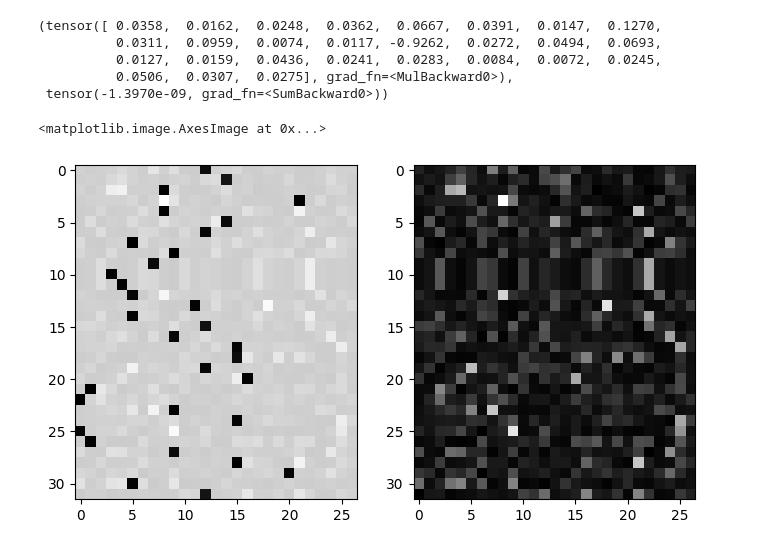
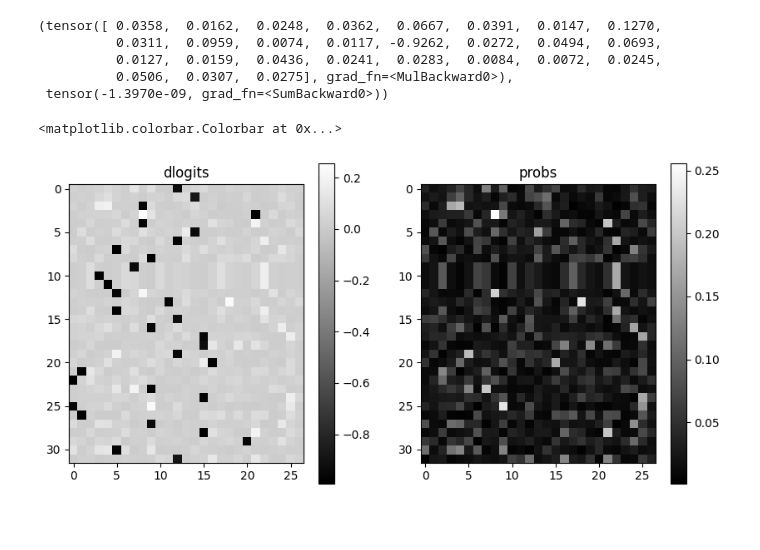
Before and after one commit to romenlaw/NaiveNeuralNetwork, a Jupyter notebook: makemore_backprop.ipynb, the cells around one changed output. Cells and saved outputs as stored; diff of their text form; code cells hidden in the pictures; blank space fills up the shorter version.

```diff
--- a/makemore_backprop.ipynb
+++ b/makemore_backprop.ipynb
@@ -775,11 +775,14 @@ dlogits[0]*batch_size, dlogits[0].sum()
           0.0506,  0.0307,  0.0275], grad_fn=<MulBackward0>),
  tensor(-1.3970e-09, grad_fn=<SumBackward0>))
 # %%
-fig, (ax1, ax2) = plt.subplots(1,2, figsize=(8,6))
-ax1.imshow((dlogits*batch_size).detach(), cmap='gray')
-#ax1.colorbar()
-ax2.imshow((probs).detach(), cmap='gray')
-#ax2.colorbar()
+fig, (ax1, ax2) = plt.subplots(1,2, figsize=(10,5))
+cx1 = ax1.imshow(dlogits.detach()*batch_size, cmap='gray')
+ax1.set_title('dlogits')
+fig.colorbar(cx1, ax=ax1)
+
+cx2 = ax2.imshow((probs).detach(), cmap='gray')
+ax2.set_title('probs')
+fig.colorbar(cx2, ax=ax2)
 # %% [output]
-<matplotlib.image.AxesImage at 0x...>
+<matplotlib.colorbar.Colorbar at 0x...>
-[figure, old version]
+[figure, new version]
```
Also changed, not shown: parts of 6 cells of this notebook.
